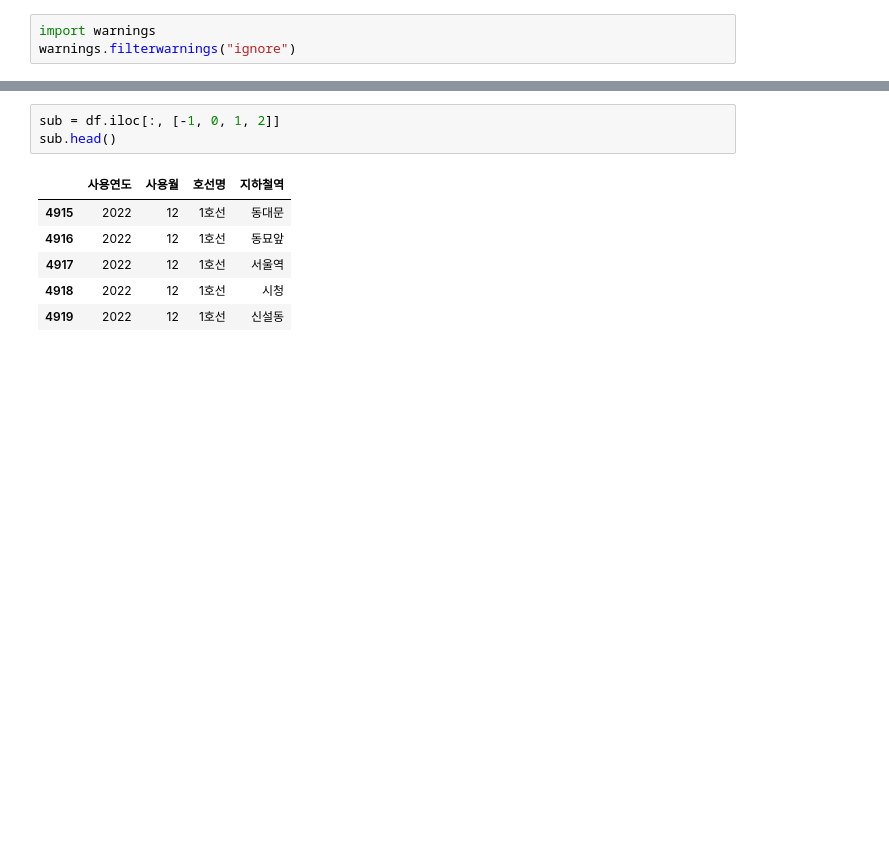
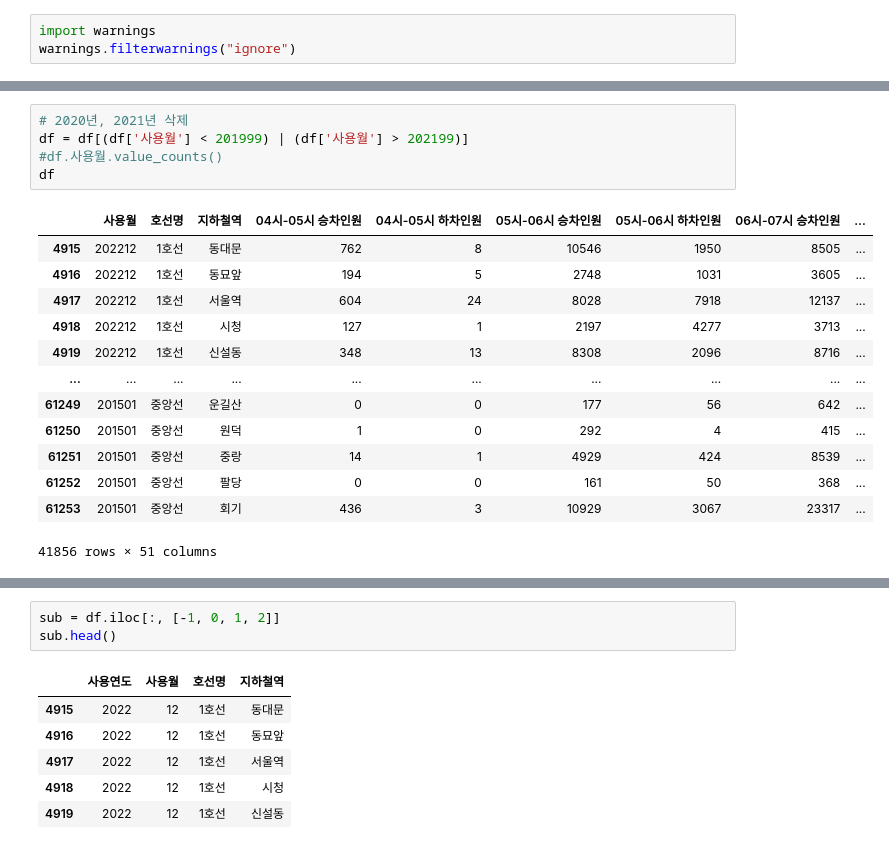
Before and after one commit to SSolLEE/tempProject, a Jupyter notebook: python/crawling/semi/역별월별비율.ipynb, the cells around one changed output, grey strips where cells are left out. Drawn from its saved outputs; the diff is of its cells as text; blank space fills up the shorter version.

```diff
--- a/python/crawling/semi/역별월별비율.ipynb
+++ b/python/crawling/semi/역별월별비율.ipynb
@@ -35,3 +31,22 @@ df
+# %%
+# 2020년, 2021년 삭제
+df = df[(df['사용월'] < 201999) | (df['사용월'] > 202199)]
+#df.사용월.value_counts()
+df
+# %% [output]
+|  | 사용월 | 호선명 | 지하철역 | 04시-05시 승차인원 | 04시-05시 하차인원 | 05시-06시 승차인원 | 05시-06시 하차인원 | 06시-07시 승차인원 | ... |
+| 4915 | 202212 | 1호선 | 동대문 | 762 | 8 | 10546 | 1950 | 8505 | ... |
+| 4916 | 202212 | 1호선 | 동묘앞 | 194 | 5 | 2748 | 1031 | 3605 | ... |
+| 4917 | 202212 | 1호선 | 서울역 | 604 | 24 | 8028 | 7918 | 12137 | ... |
+| 4918 | 202212 | 1호선 | 시청 | 127 | 1 | 2197 | 4277 | 3713 | ... |
+| 4919 | 202212 | 1호선 | 신설동 | 348 | 13 | 8308 | 2096 | 8716 | ... |
+| ... | ... | ... | ... | ... | ... | ... | ... | ... | ... |
+| 61249 | 201501 | 중앙선 | 운길산 | 0 | 0 | 177 | 56 | 642 | ... |
+| 61250 | 201501 | 중앙선 | 원덕 | 1 | 0 | 292 | 4 | 415 | ... |
+| 61251 | 201501 | 중앙선 | 중랑 | 14 | 1 | 4929 | 424 | 8539 | ... |
+| 61252 | 201501 | 중앙선 | 팔당 | 0 | 0 | 161 | 50 | 368 | ... |
+| 61253 | 201501 | 중앙선 | 회기 | 436 | 3 | 10929 | 3067 | 23317 | ... |
+41856 rows × 51 columns
 # %%
 df['사용연도'] = df['사용월'] // 100
 df['사용월'] = df['사용월'] % 100
```
Also changed, not shown: parts of 10 cells of this notebook, 22 other files.
